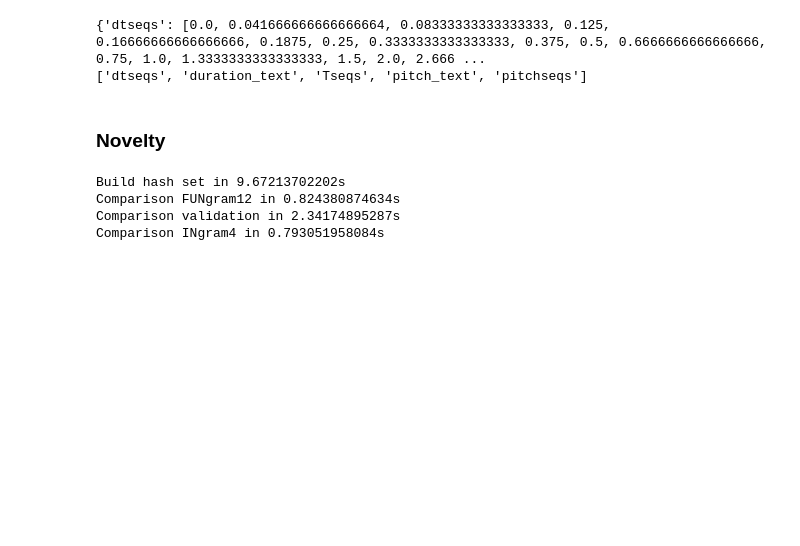
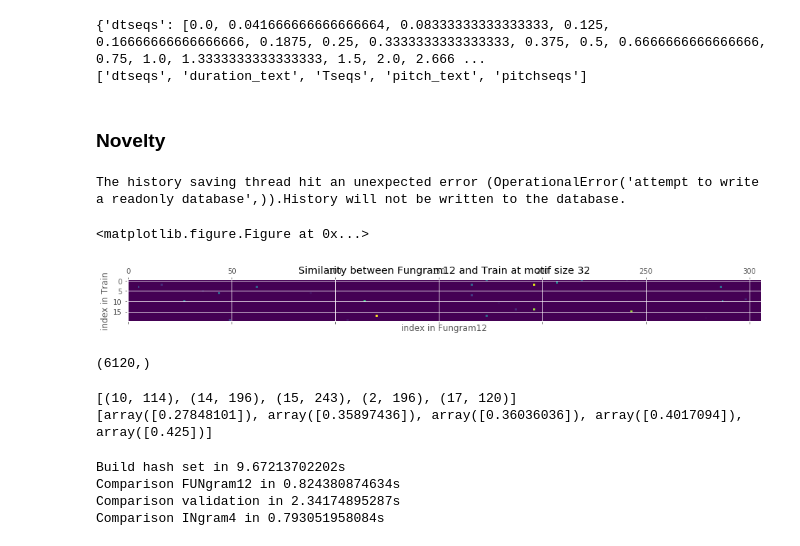
Before and after one commit to adrian-valente/evamus, a Jupyter notebook: src/Evaluation-pipeline.ipynb, the cells around one changed output. Drawn from its saved outputs; the diff is of its cells as text; code cells hidden in the pictures; blank space fills up the shorter version.

Commit message:
further novelty measures

```diff
--- a/src/Evaluation-pipeline.ipynb
+++ b/src/Evaluation-pipeline.ipynb
@@ -171,6 +171,29 @@ gen_data_fungram12 = model.generate(n_songs=20, write_MIDI=True, dictionaries=di
 
 model = models['ingram'][0]
 gen_data_ingram4 = model.generate(n_songs=20, write_MIDI=True, dictionaries=dictionaries, path=datapath+"gen/")
+# %%
+from utils.noveltyPlus import novelty_analysis
+sim = novelty_analysis(gen_data_fungram12, splitted[0]["train"], [32], "Fungram12", "Train")
+# %% [output]
+The history saving thread hit an unexpected error (OperationalError('attempt to write a readonly database',)).History will not be written to the database.
+<matplotlib.figure.Figure at 0x...>
+[figure, added]
+# %%
+# Get 5 biggest values
+import numpy as np
+similarity = sim
+biggest = np.argsort(similarity[:,:,-1], axis=None)
+print biggest.shape
+# %% [output]
+(6120,)
+# %%
+biggest = biggest[-5:]
+biggest = [(n//similarity.shape[1], n%similarity.shape[1]) for n in biggest]
+print biggest
+print [similarity[b] for b in biggest]
+# %% [output]
+[(10, 114), (14, 196), (15, 243), (2, 196), (17, 120)]
+[array([0.27848101]), array([0.35897436]), array([0.36036036]), array([0.4017094]), array([0.425])]
 # %%
 from utils.novelty import comparison_novelties
 
```
Also changed, not shown: 5 other files.
